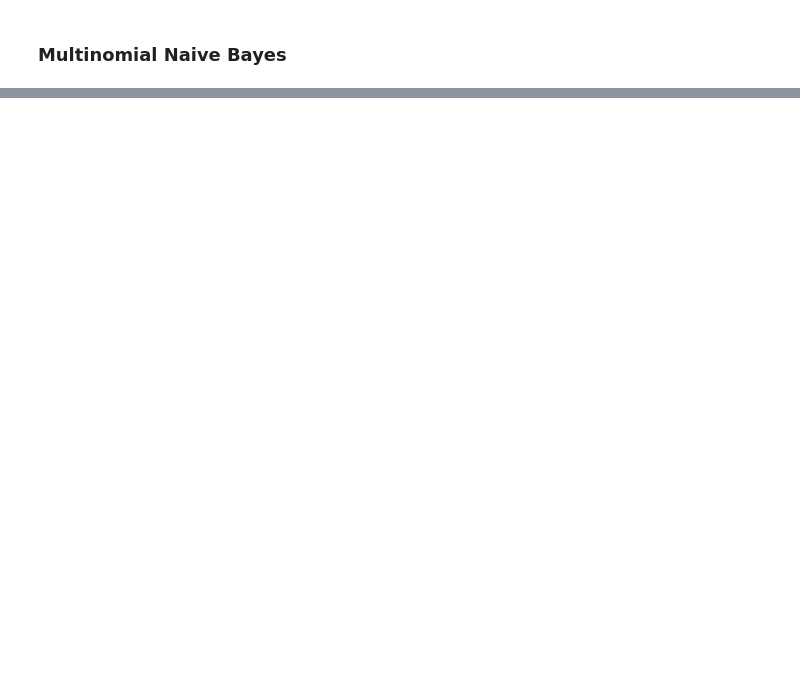
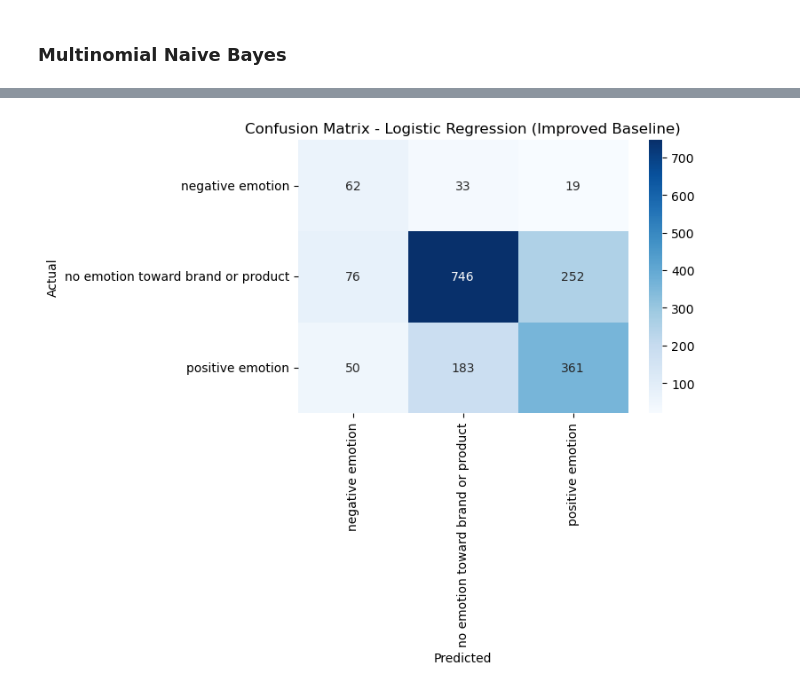
Before and after one commit to raphaelndemo/Tweet-Sentiment-NLP, a Jupyter notebook: notebooks/index.ipynb, the cells around one changed output, grey strips where cells are left out. Cells and saved outputs as stored; diff of their text form; code cells hidden in the pictures; blank space fills up the shorter version.

```diff
--- a/notebooks/index.ipynb
+++ b/notebooks/index.ipynb
@@ -378,3 +417,28 @@ Confusion Matrix
+# %%
+
+labels = sorted(y_test.unique())
+
+
+# Compute confusion matrix
+cm = confusion_matrix(y_test, y_pred_baseline, labels=labels)
+
+# Plot heatmap
+plt.figure(figsize=(6,4))
+sns.heatmap(
+    cm,
+    annot=True,
+    fmt='d',
+    cmap='Blues',
+    xticklabels=labels,
+    yticklabels=labels
+)
+
+plt.title("Confusion Matrix - Logistic Regression (Improved Baseline)")
+plt.xlabel("Predicted")
+plt.ylabel("Actual")
+plt.show()
+# %% [output]
+[figure, added]
 # %%
 # Tweaked version of Naive Bayes with TF-IDF(for comparison)
 nb_pipeline = Pipeline([
```
Also changed, not shown: parts of 11 cells of this notebook, 1 other file.
